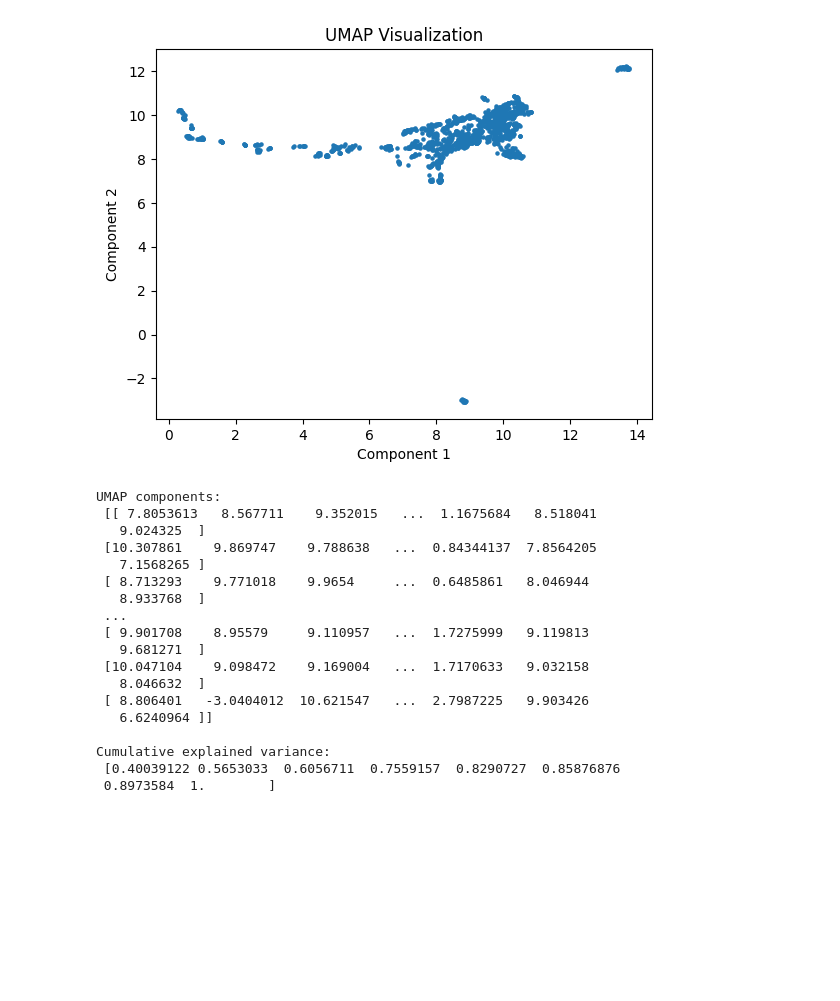
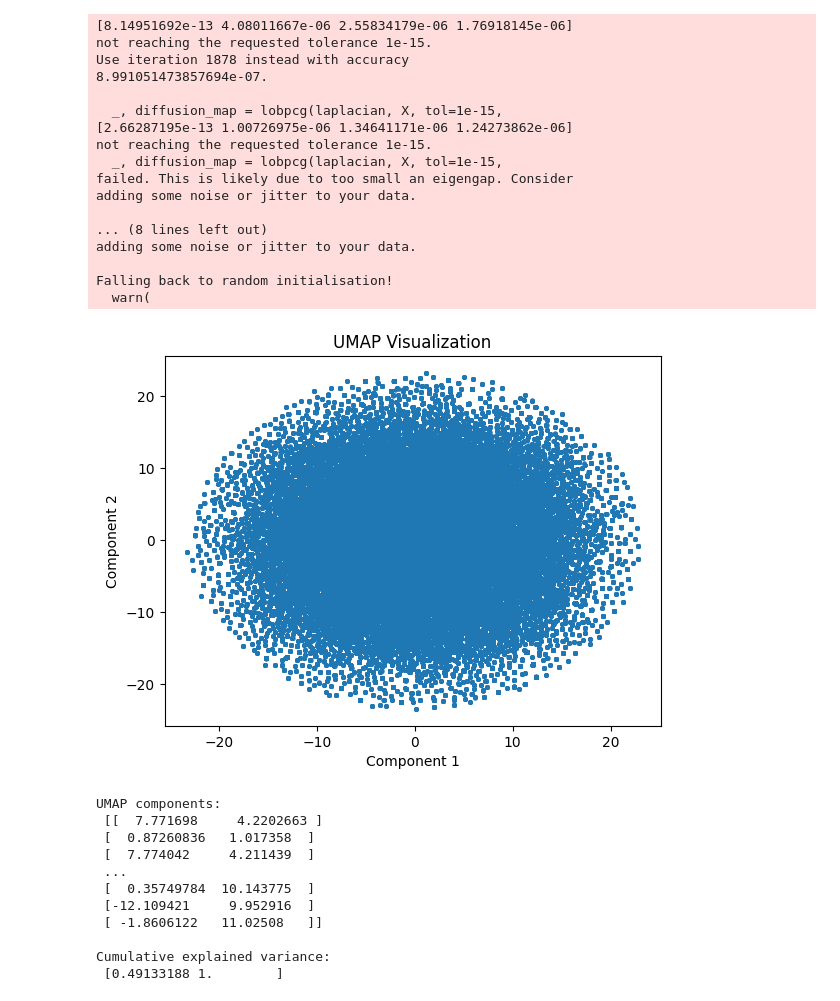
Before and after one commit to cdgonzalezr1/datos_abiertos, a Jupyter notebook: clustering.ipynb, the cells around one changed output. Saved outputs shown, nothing was run; the diff lists cells and outputs as text; code cells hidden in the pictures; blank space fills up the shorter version.

```diff
--- a/clustering.ipynb
+++ b/clustering.ipynb
@@ -31,6 +33,6 @@ cleaned_df.head()
 5 rows × 89 columns
 # %%
-cleaned_df.index = cleaned_df['NIT_ENTIDAD']
-cleaned_df = cleaned_df.drop(columns=['NIT_ENTIDAD'])
+cleaned_df.index = cleaned_df['ID_CONTRATISTA']
+cleaned_df = cleaned_df.drop(columns=['ID_CONTRATISTA'])
 cleaned_df.head()
 # %% [output]
@@ -44,8 +46,8 @@ cleaned_df.head()
 5 rows × 88 columns
 # %%
-cleaned_df_nombre_entidad = cleaned_df[['NOMBRE_ENTIDAD']]
+cleaned_df_nombre_entidad = cleaned_df[['RAZON_SOCIAL_CONTRATISTA']]
 cleaned_df_nombre_entidad.head()
 
-cleaned_df.drop(columns=['NOMBRE_ENTIDAD'], inplace=True)
+cleaned_df.drop(columns=['RAZON_SOCIAL_CONTRATISTA'], inplace=True)
 cleaned_df.head()
 # %% [output]
@@ -72,27 +74,37 @@ scaled_df.head()
 5 rows × 87 columns
 # %%
-n_components = 8
+n_components = 2
 umap_data, explained_variance_ratio_cumsum = cf.apply_umap(scaled_df, n_components)
 
 print("UMAP components:\n", umap_data)
 print("\nCumulative explained variance:\n", explained_variance_ratio_cumsum)
 # %% [output]
+[8.14951692e-13 4.08011667e-06 2.55834179e-06 1.76918145e-06]
+not reaching the requested tolerance 1e-15.
+Use iteration 1878 instead with accuracy
+8.991051473857694e-07.
+
+  _, diffusion_map = lobpcg(laplacian, X, tol=1e-15,
+[2.66287195e-13 1.00726975e-06 1.34641171e-06 1.24273862e-06]
+not reaching the requested tolerance 1e-15.
+  _, diffusion_map = lobpcg(laplacian, X, tol=1e-15,
+failed. This is likely due to too small an eigengap. Consider
+adding some noise or jitter to your data.
+
+... (8 lines left out)
+adding some noise or jitter to your data.
+
+Falling back to random initialisation!
+  warn(
-[figure, old version]
+[figure, new version]
-UMAP components:
- [[ 7.8053613   8.567711    9.352015   ...  1.1675684   8.518041
-   9.024325  ]
- [10.307861    9.869747    9.788638   ...  0.84344137  7.8564205
-   7.1568265 ]
- [ 8.713293    9.771018    9.9654     ...  0.6485861   8.046944
-   8.933768  ]
- ...
- [ 9.901708    8.95579     9.110957   ...  1.7275999   9.119813
-   9.681271  ]
- [10.047104    9.098472    9.169004   ...  1.7170633   9.032158
-   8.046632  ]
- [ 8.806401   -3.0404012  10.621547   ...  2.7987225   9.903426
-   6.6240964 ]]
-
-Cumulative explained variance:
- [0.40039122 0.5653033  0.6056711  0.7559157  0.8290727  0.85876876
- 0.8973584  1.        ]
+UMAP components:
+ [[  7.771698     4.2202663 ]
+ [  0.87260836   1.017358  ]
+ [  7.774042     4.211439  ]
+ ...
+ [  0.35749784  10.143775  ]
+ [-12.109421     9.952916  ]
+ [ -1.8606122   11.02508   ]]
+
+Cumulative explained variance:
+ [0.49133188 1.        ]
```
Also changed, not shown: parts of 15 cells of this notebook, 5 other files.
